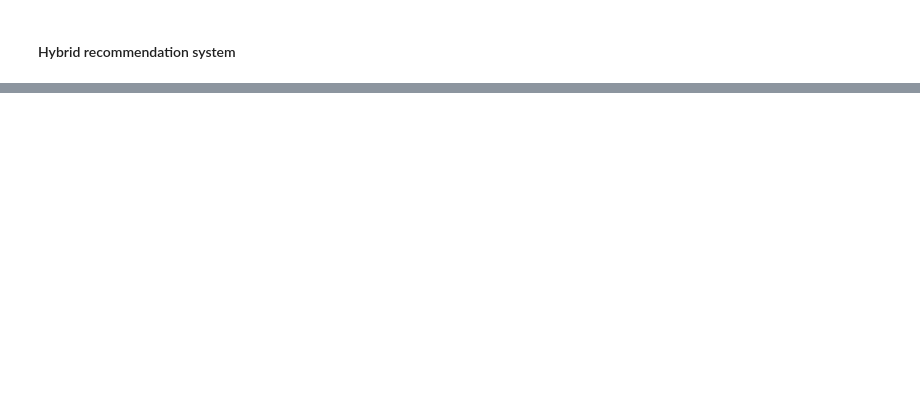
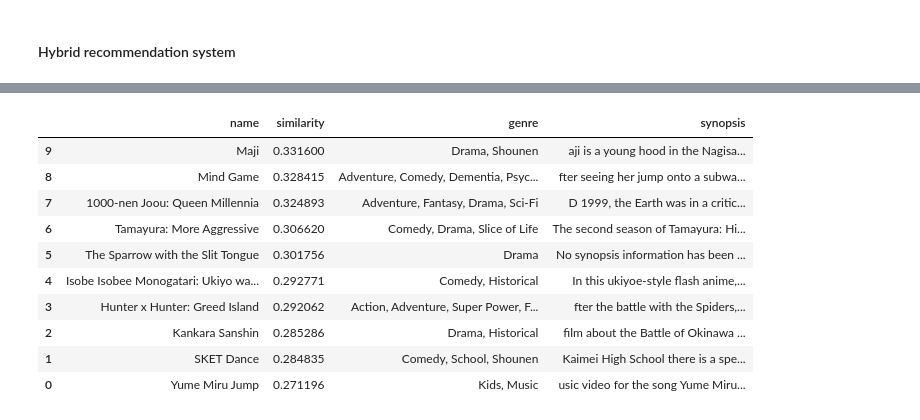
Before and after one commit to Vbalimidi/Anime-Recomender-System, a Jupyter notebook: notebook/anime_recomender.ipynb, the cells around one changed output, grey strips where cells are left out. Saved outputs shown, nothing was run; the diff lists cells and outputs as text; code cells hidden in the pictures; blank space fills up the shorter version.

```diff
--- a/notebook/anime_recomender.ipynb
+++ b/notebook/anime_recomender.ipynb
@@ -654,0 +672,22 @@ hybrid_recommendation(11880)
+# %%
+find_similar_animes(
+    "Steins;Gate",
+    anime_weights,
+    anime_encoding,
+    anime_decoding,
+    df,
+    synopsis_df,
+    n=10
+)
+# %% [output]
+|  | name | similarity | genre | synopsis |
+| 9 | Maji | 0.331600 | Drama, Shounen | aji is a young hood in the Nagisa... |
+| 8 | Mind Game | 0.328415 | Adventure, Comedy, Dementia, Psyc... | fter seeing her jump onto a subwa... |
+| 7 | 1000-nen Joou: Queen Millennia | 0.324893 | Adventure, Fantasy, Drama, Sci-Fi | D 1999, the Earth was in a critic... |
+| 6 | Tamayura: More Aggressive | 0.306620 | Comedy, Drama, Slice of Life | The second season of Tamayura: Hi... |
+| 5 | The Sparrow with the Slit Tongue | 0.301756 | Drama | No synopsis information has been ... |
+| 4 | Isobe Isobee Monogatari: Ukiyo wa... | 0.292771 | Comedy, Historical | In this ukiyoe-style flash anime,... |
+| 3 | Hunter x Hunter: Greed Island | 0.292062 | Action, Adventure, Super Power, F... | fter the battle with the Spiders,... |
+| 2 | Kankara Sanshin | 0.285286 | Drama, Historical | film about the Battle of Okinawa ... |
+| 1 | SKET Dance | 0.284835 | Comedy, School, Shounen | Kaimei High School there is a spe... |
+| 0 | Yume Miru Jump | 0.271196 | Kids, Music | usic video for the song Yume Miru... |
```
Also changed, not shown: parts of 11 cells of this notebook, 6 other files.
